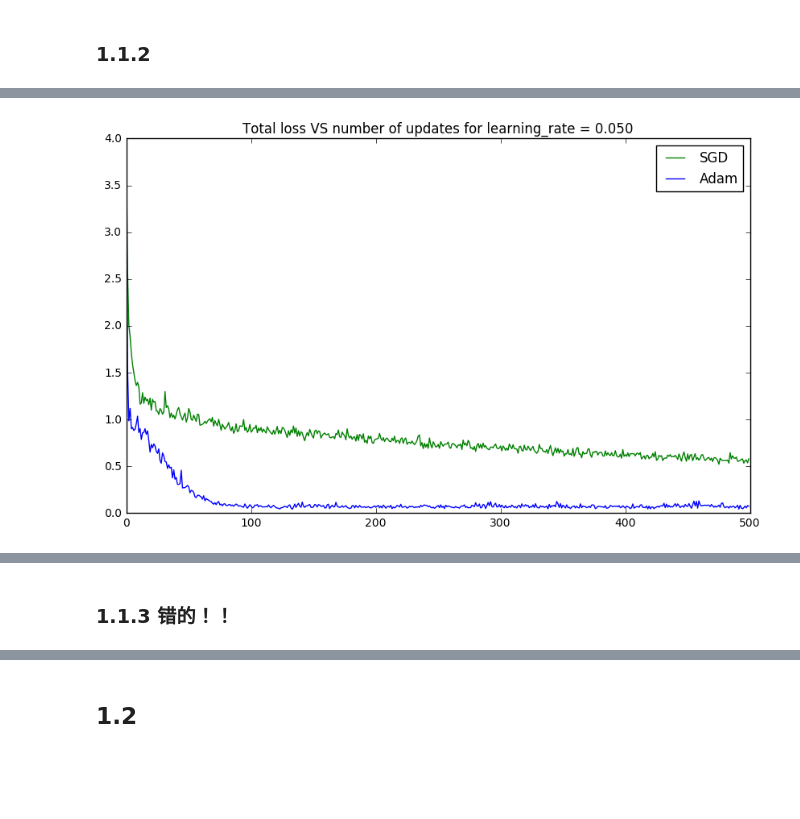
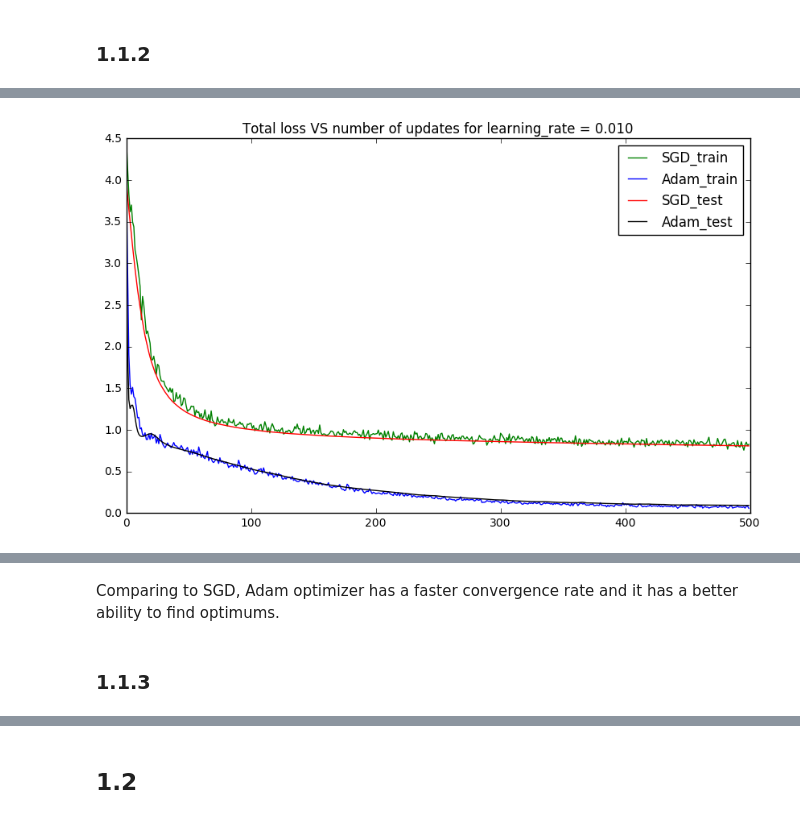
Before and after one commit to lidaiqing/Inference-MachineLearning, a Jupyter notebook: A2/code/a2.ipynb, the cells around one changed output, grey strips where cells are left out. Cells and saved outputs as stored; diff of their text form; code cells hidden in the pictures; blank space fills up the shorter version.

```diff
--- a/A2/code/a2.ipynb
+++ b/A2/code/a2.ipynb
@@ -47,14 +47,13 @@ def buildGraph_SGD(decay_rate, learning_rate):
     y_target = tf.placeholder(tf.float32, [None,1], name='target_y')
 
     # Graph definition
-    y_predicted = tf.matmul(X,W) + b - 0.5
+    y_predicted = tf.matmul(X,W) + b
 
     # Error definition
-    error = tf.reduce_mean(tf.nn.sigmoid_cross_entropy_with_logits(targets = y_target, logits = y_predicted),
-                                  name='mean_squared_error') + \
+    error = tf.reduce_mean(tf.nn.sigmoid_cross_entropy_with_logits(targets = y_target, logits = y_predicted)) + \
              0.5 * decay_rate * tf.reduce_sum(tf.cast(tf.square(W), tf.float32))
 
-    acc = tf.reduce_mean(tf.cast(tf.equal(y_target, tf.cast((y_predicted > 0), tf.float32)),tf.float32))
+    acc = tf.reduce_mean(tf.cast(tf.equal(y_target, tf.cast((tf.sigmoid(y_predicted) > 0.5), tf.float32)),tf.float32))
     # Training mechanism
     optimizer = tf.train.GradientDescentOptimizer(learning_rate = learning_rate)
     train = optimizer.minimize(loss=error)
@@ -118,14 +160,14 @@ def buildGraph_Adam(decay_rate, learning_rate):
     y_target = tf.placeholder(tf.float32, [None,1], name='target_y')
 
     # Graph definition
-    y_predicted = tf.matmul(X,W) + b - 0.5
+    y_predicted = tf.matmul(X,W) + b
 
     # Error definition
     error = tf.reduce_mean(tf.nn.sigmoid_cross_entropy_with_logits(targets = y_target, logits = y_predicted),
                                   name='mean_squared_error') + \
              0.5 * decay_rate * tf.reduce_sum(tf.cast(tf.square(W), tf.float32))
 
-    acc = tf.reduce_mean(tf.cast(tf.equal(y_target, tf.cast((y_predicted > 0), tf.float32)),tf.float32))
+    acc = tf.reduce_mean(tf.cast(tf.equal(y_target, tf.cast((tf.sigmoid(y_predicted) > 0.5), tf.float32)),tf.float32))
     # Training mechanism
     optimizer = tf.train.AdamOptimizer(learning_rate = learning_rate)
     train = optimizer.minimize(loss=error)
@@ -172,46 +214,60 @@ for learning_rate in learning_rate_list:
 # %%
 decay_rate = 0.01
 batch_size = 500
-learning_rate = 0.05
+learning_rate = 0.01
 # training using SGD
 W, b, X, y_target, y_predicted, error, train, acc = buildGraph_SGD(decay_rate, learning_rate)
 init = tf.global_variables_initializer()
 sess = tf.InteractiveSession()
 sess.run(init)
-sgd_loss_recorder = np.array([])
-sgd_acc_recorder = np.array([])
+sgd_train_loss_recorder = np.array([])
+sgd_train_acc_recorder = np.array([])
+sgd_test_loss_recorder = np.array([])
+sgd_test_acc_recorder = np.array([])
 numIteration = 500
 for itr in range(numIteration):
     batch_xs, batch_ys = getRandomBatch(trainData, trainTarget, batch_size)
     accuracy, loss, _ = sess.run([acc, error, train], feed_dict={X: batch_xs, y_target: batch_ys})
-    sgd_loss_recorder = np.append(sgd_loss_recorder, loss)
-    sgd_acc_recorder = np.append(sgd_acc_recorder, accuracy)
+    sgd_train_loss_recorder = np.append(sgd_train_loss_recorder, loss)
+    sgd_train_acc_recorder = np.append(sgd_train_acc_recorder, accuracy)
+    test_loss, test_acc = sess.run([error, acc], feed_dict={X: testData, y_target: testTarget})
+    sgd_test_loss_recorder = np.append(sgd_test_loss_recorder, test_loss)
+    sgd_test_acc_recorder = np.append(sgd_test_acc_recorder, test_acc)
 
 # training using Adam
 W, b, X, y_target, y_predicted, error, train, acc = buildGraph_Adam(decay_rate, learning_rate)
 init = tf.global_variables_initializer()
 sess = tf.InteractiveSession()
 sess.run(init)
-adam_loss_recorder = np.array([])
-adam_acc_recorder = np.array([])
+adam_train_loss_recorder = np.array([])
+adam_train_acc_recorder = np.array([])
+adam_test_loss_recorder = np.array([])
+adam_test_acc_recorder = np.array([])
 numIteration = 500
 for itr in range(numIteration):
     batch_xs, batch_ys = getRandomBatch(trainData, trainTarget, batch_size)
     accuracy, loss, _ = sess.run([acc, error, train], feed_dict={X: batch_xs, y_target: batch_ys})
-    adam_loss_recorder = np.append(adam_loss_recorder, loss)
-    adam_acc_recorder = np.append(adam_acc_recorder, accuracy)
-plt.plot(np.arange(numIteration), sgd_loss_recorder, 'g', label="SGD")
-plt.plot(np.arange(numIteration), adam_loss_recorder, 'b', label="Adam")
+    adam_train_loss_recorder = np.append(adam_train_loss_recorder, loss)
+    adam_train_acc_recorder = np.append(adam_train_acc_recorder, accuracy)
+    test_loss, test_acc = sess.run([error, acc], feed_dict={X: testData, y_target: testTarget})
+    adam_test_loss_recorder = np.append(adam_test_loss_recorder, test_loss)
+    adam_test_acc_recorder = np.append(adam_test_acc_recorder, test_acc)
+plt.plot(np.arange(numIteration), sgd_train_loss_recorder, 'g', label="SGD_train")
+plt.plot(np.arange(numIteration), adam_train_loss_recorder, 'b', label="Adam_train")
+plt.plot(np.arange(numIteration), sgd_test_loss_recorder, 'r', label="SGD_test")
+plt.plot(np.arange(numIteration), adam_test_loss_recorder, 'k', label="Adam_test")
 plt.legend()
 #plt.axis([0,500, 0, 2])
 plt.title("Total loss VS number of updates for learning_rate = %0.3f"%(learning_rate))
 plt.show()
 
-plt.plot(np.arange(numIteration), sgd_acc_recorder, 'g', label="SGD")
-plt.plot(np.arange(numIteration), adam_acc_recorder, 'b', label="Adam")
+plt.plot(np.arange(numIteration), sgd_train_acc_recorder, 'g', label="SGD")
+plt.plot(np.arange(numIteration), adam_train_acc_recorder, 'b', label="Adam")
+plt.plot(np.arange(numIteration), sgd_test_acc_recorder, 'r', label="SGD_test")
+plt.plot(np.arange(numIteration), adam_test_acc_recorder, 'k', label="Adam_test")
 plt.legend(loc="lower right")
 #plt.axis([0,500, 0, 2])
 plt.title("Accuracy VS number of updates for learning_rate = %0.3f"%(learning_rate))
 plt.show()
 # %% [output]
-[figure, old version]
+[figure, new version]
@@ -219,3 +275,5 @@ plt.show()
+# %% [markdown]
+<p>Comparing to SGD, Adam optimizer has a faster convergence rate and it has a better ability to find optimums.</p>
 # %% [markdown]
-### 1.1.3  错的！！
+<h3>1.1.3</h3>
 # %%
```
Also changed, not shown: parts of 27 cells of this notebook.
